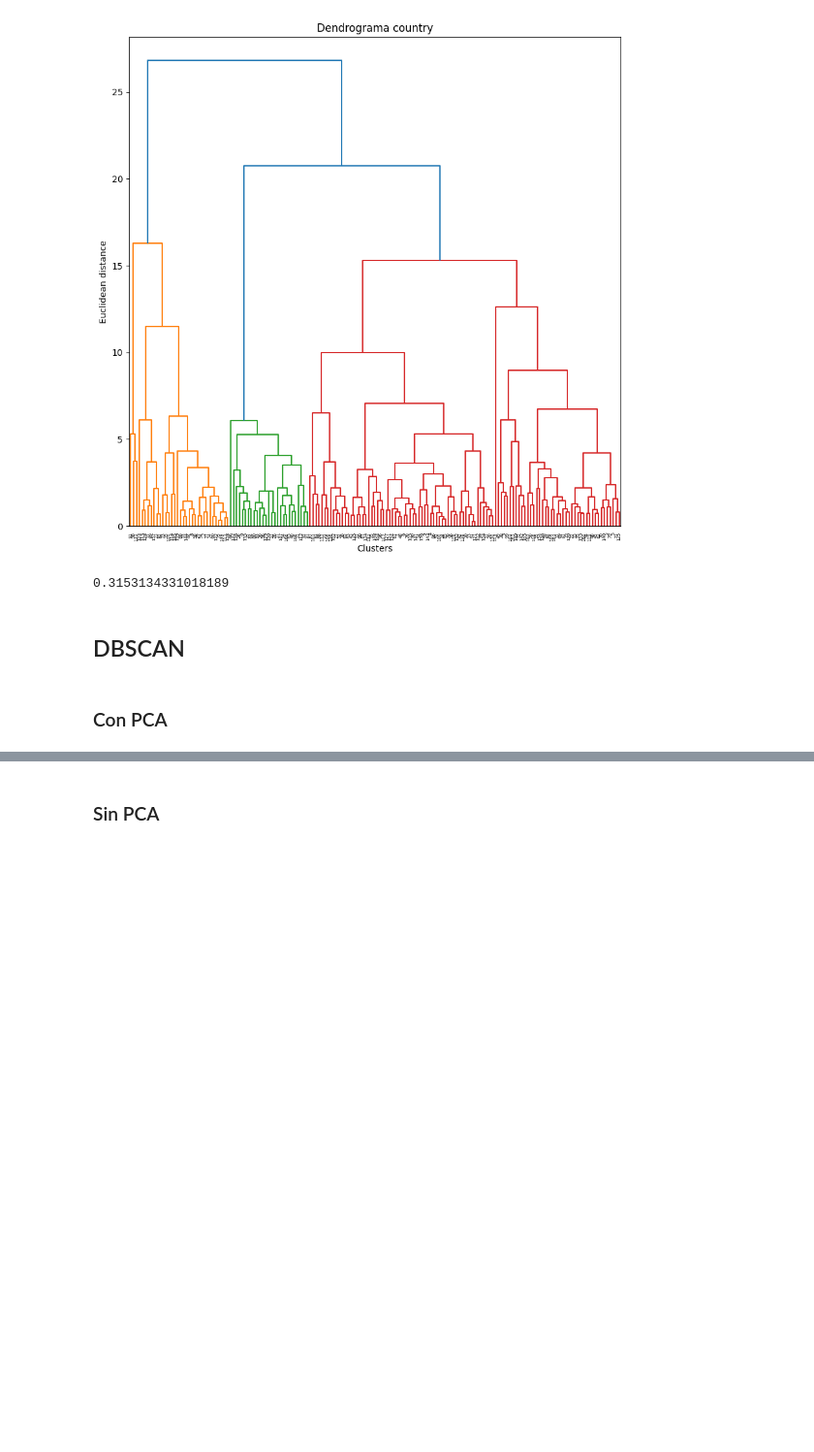
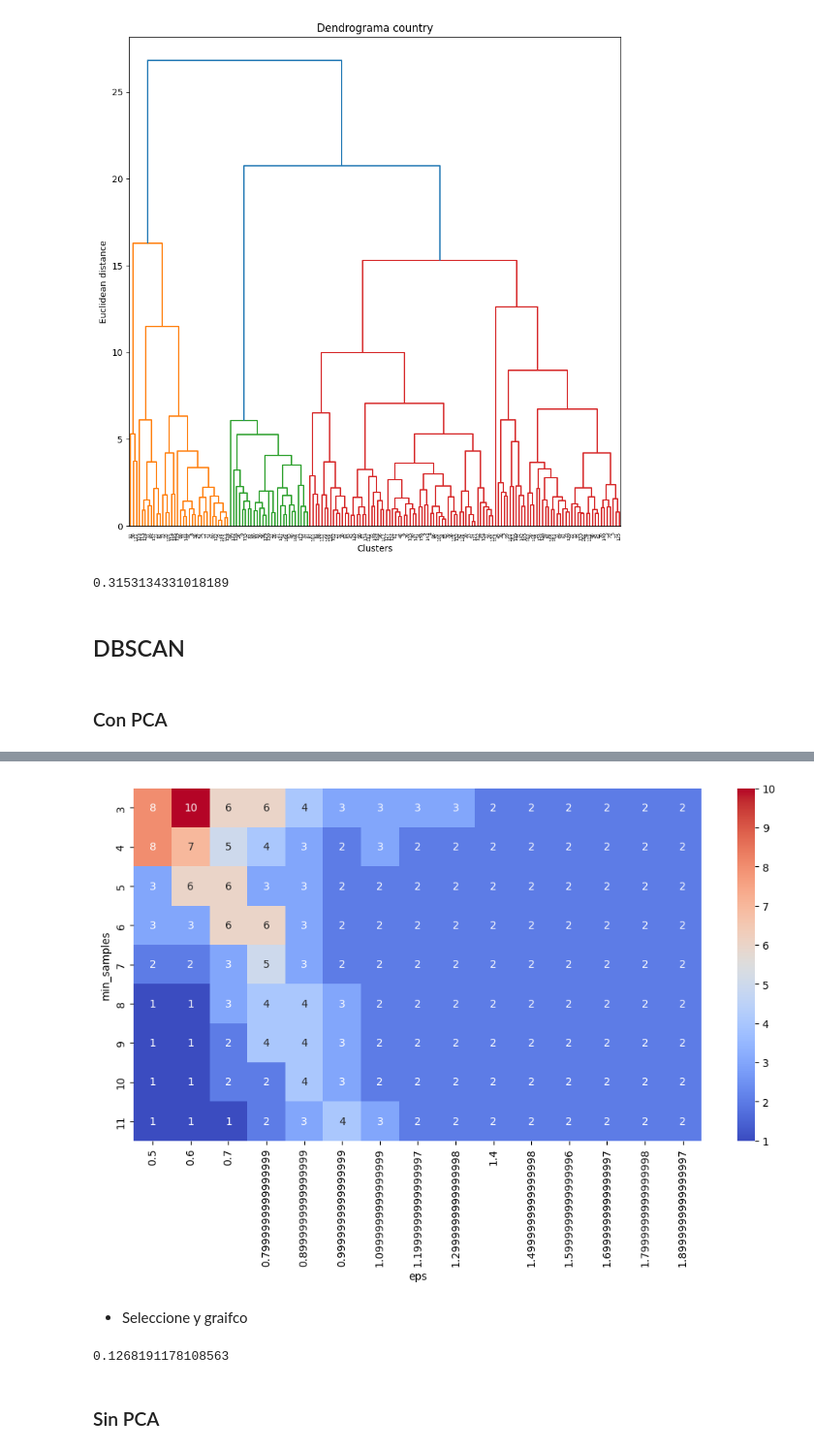
Before and after one commit to NicoleVenachi/Platzi_ML_05_Clustering, a Jupyter notebook: 05_Proyecto/01_ImplementacionPCA_YProyecto.ipynb, the cells around one changed output, grey strips where cells are left out. Shown at 97% size. Saved outputs shown, nothing was run; the diff lists cells and outputs as text; code cells hidden in the pictures; blank space fills up the shorter version.

```diff
--- a/05_Proyecto/01_ImplementacionPCA_YProyecto.ipynb
+++ b/05_Proyecto/01_ImplementacionPCA_YProyecto.ipynb
@@ -349,2 +415,23 @@ df_country['hc'] = y_hc
+# %%
+fig, ax = plt.subplots(figsize=(12,6))
+sns.heatmap(pivot_2, annot = True, annot_kws={'size':10}, cmap='coolwarm', ax=ax)
+plt.show()
+#esto corresponde al numero de los clusters usados, y son bajos, muy bajos (2, uno podria ser el cluster y otros ruido)
+#esto no sirve aunque el indice de silueta sea muy alto
+
+#por lo mismo busco mas o menos uno que tnga unos 3 clustrs y un alto sil_score
+# %% [output]
+[figure, added]
+# %% [markdown]
+* Seleccione y graifco
+# %%
+dbscan_train = DBSCAN(eps=1.2, min_samples=3)
+y_dbscan = dbscan_train.fit_predict(df_country_scaled)
+print(silhouette_score(df_country_scaled, y_dbscan))
+
+#guardo en df los clusters, dejamos con2, que tiene mayor coeff de silueta, aqui fue mejor sin pca
+df_country['dbscan_pca'] = y_dbscan
+# %% [output]
+0.1268191178108563
 # %% [markdown]
 ### Sin PCA
```
Also changed, not shown: parts of 19 cells of this notebook.
